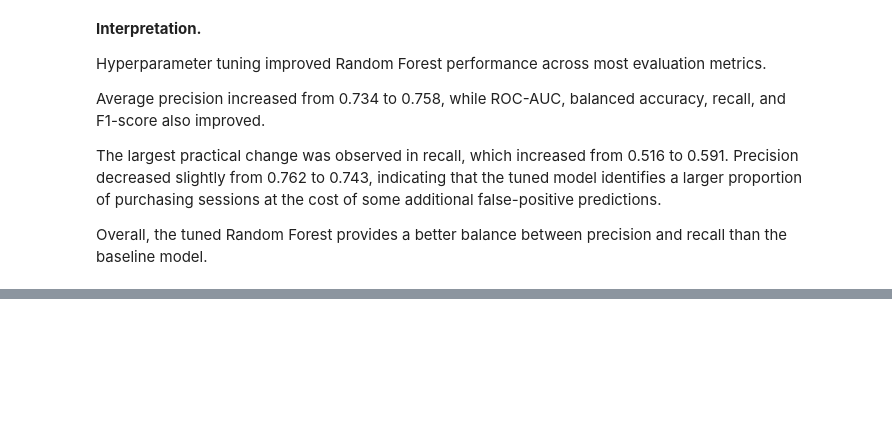
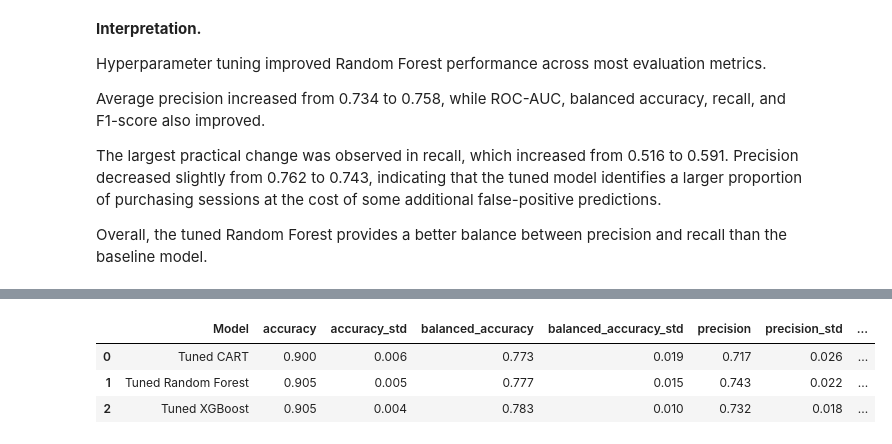
Before and after one commit to EmilB04/Machine-Learning, a Jupyter notebook: project1/notebooks/analysis.ipynb, the cells around one changed output, grey strips where cells are left out. Saved outputs shown, nothing was run; the diff lists cells and outputs as text; code cells hidden in the pictures; blank space fills up the shorter version.

Commit message:
Hypertuned XGBoost

```diff
--- a/project1/notebooks/analysis.ipynb
+++ b/project1/notebooks/analysis.ipynb
@@ -1565,0 +1881,35 @@ and recall than the baseline model.
+# %%
+tuned_xgb = Pipeline([
+    ("preprocessor", preprocessor),
+    (
+        "model",
+        XGBClassifier(
+            n_estimators=100,
+            learning_rate=0.05,
+            max_depth=4,
+            random_state=42,
+            eval_metric="logloss",
+            n_jobs=1
+        )
+    )
+])
+# %%
+tuned_xgb_cv = cross_validate(
+    tuned_xgb,
+    X_train,
+    y_train,
+    cv=cv,
+    scoring=scoring,
+    n_jobs=-1
+)
+
+for metric in scoring:
+    scores = tuned_xgb_cv[f"test_{metric}"]
+
+    print(
+        metric,
+        "mean:",
+        round(scores.mean(), 3),
+        "std:",
+        round(scores.std(), 3)
+    )
@@ -1565,0 +1952,13 @@ and recall than the baseline model.
+# %%
+tuned_models_comparison = pd.DataFrame([
+    summarize_cv("Tuned CART", tuned_cart_cv),
+    summarize_cv("Tuned Random Forest", tuned_rf_cv),
+    summarize_cv("Tuned XGBoost", tuned_xgb_cv)
+])
+
+tuned_models_comparison.round(3)
+# %% [output]
+|  | Model | accuracy | accuracy_std | balanced_accuracy | balanced_accuracy_std | precision | precision_std | ... |
+| 0 | Tuned CART | 0.900 | 0.006 | 0.773 | 0.019 | 0.717 | 0.026 | ... |
+| 1 | Tuned Random Forest | 0.905 | 0.005 | 0.777 | 0.015 | 0.743 | 0.022 | ... |
+| 2 | Tuned XGBoost | 0.905 | 0.004 | 0.783 | 0.010 | 0.732 | 0.018 | ... |
```
Also changed, not shown: parts of 16 cells of this notebook.
